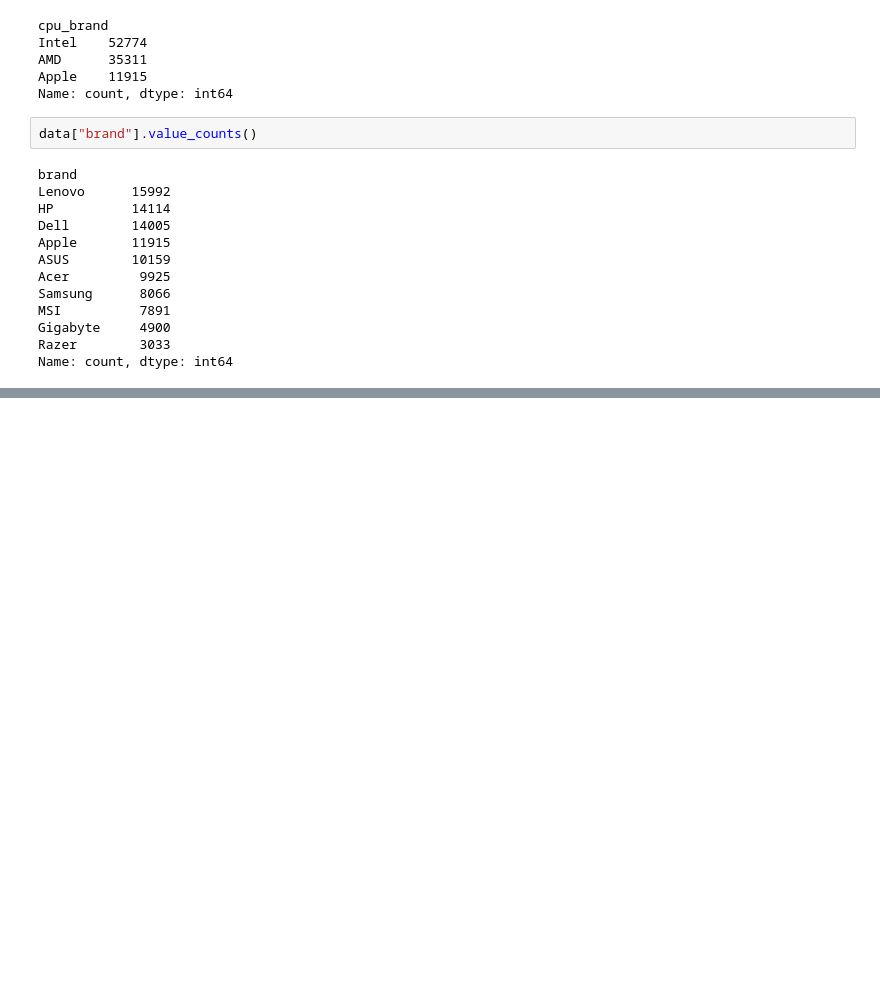
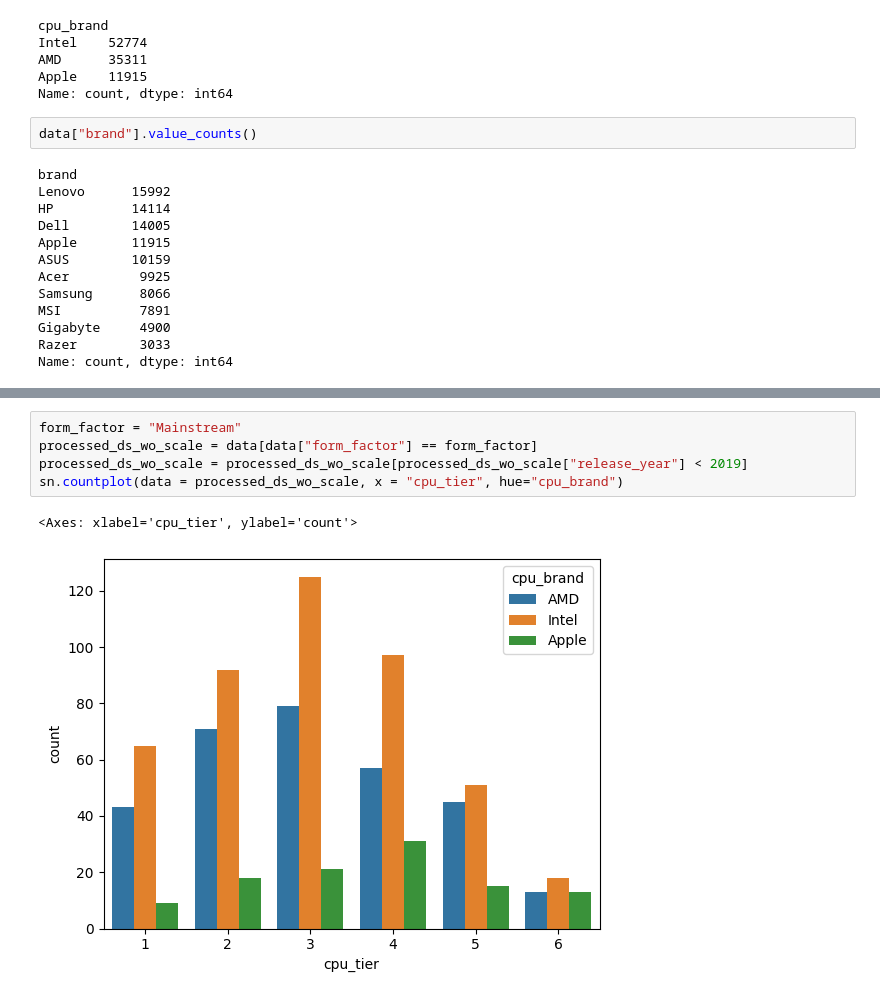
Before and after one commit to xeflore1/CSE478-Course-Project, a Jupyter notebook: dataset_eda.ipynb, the cells around one changed output, grey strips where cells are left out. Saved outputs shown, nothing was run; the diff lists cells and outputs as text; blank space fills up the shorter version.

```diff
--- a/dataset_eda.ipynb
+++ b/dataset_eda.ipynb
@@ -101,0 +158,8 @@ Name: count, dtype: int64
+# %%
+form_factor = "Mainstream"
+processed_ds_wo_scale = data[data["form_factor"] == form_factor]
+processed_ds_wo_scale = processed_ds_wo_scale[processed_ds_wo_scale["release_year"] < 2019]
+sn.countplot(data = processed_ds_wo_scale, x = "cpu_tier", hue="cpu_brand")
+# %% [output]
+<Axes: xlabel='cpu_tier', ylabel='count'>
+[figure, added]
```
Also changed, not shown: parts of 9 cells of this notebook.
